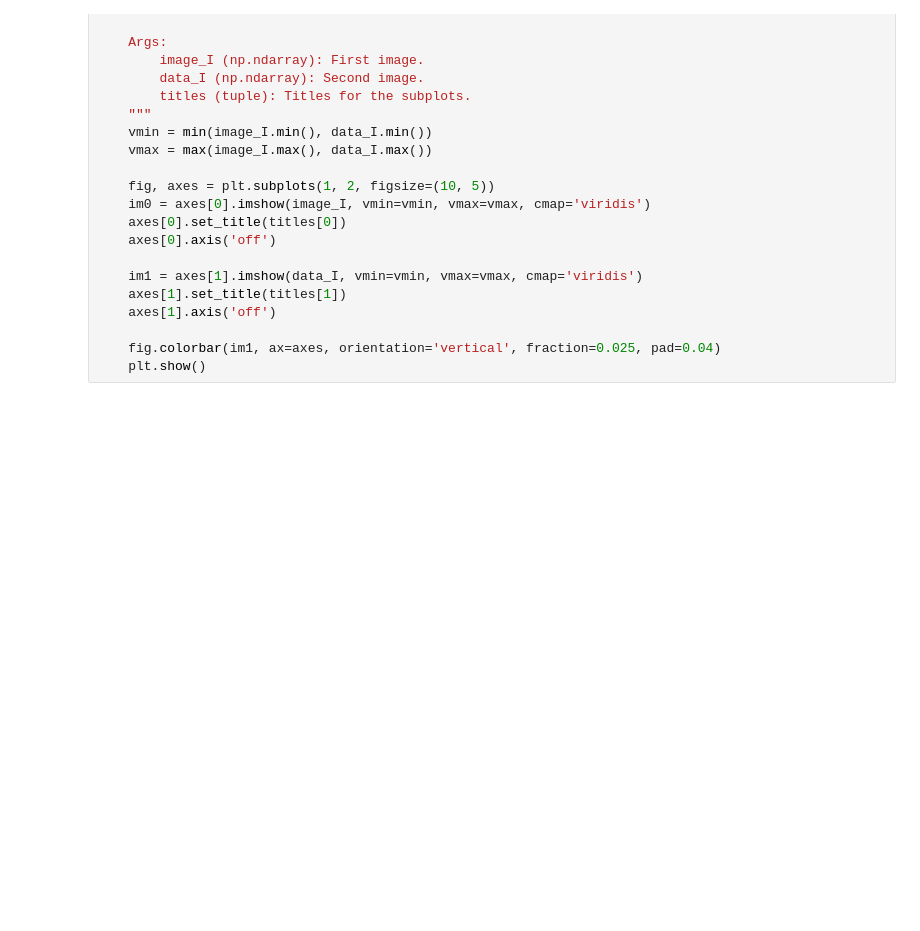
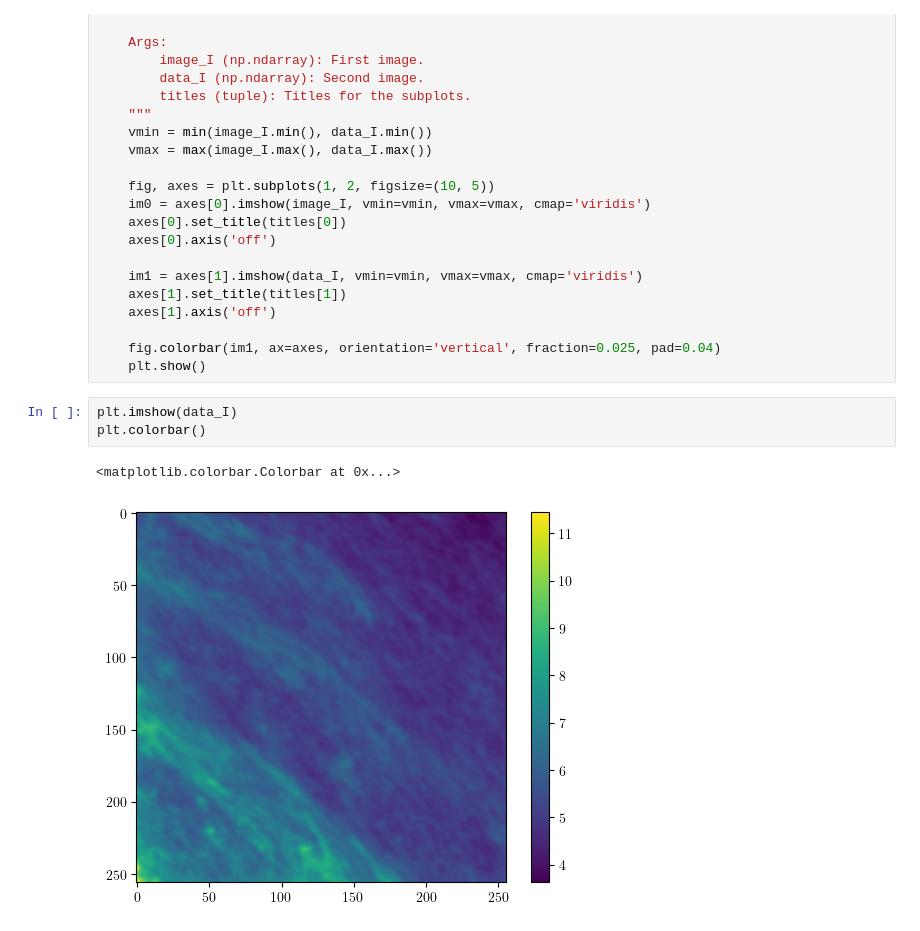
Before and after one commit to atsouros/ScatteringDenoising, a Jupyter notebook: planck_results_plot.ipynb, the cells around one changed output. Saved outputs shown, nothing was run; the diff lists cells and outputs as text; blank space fills up the shorter version.

```diff
--- a/planck_results_plot.ipynb
+++ b/planck_results_plot.ipynb
@@ -510,3 +525,9 @@ def plot_I(image_I, data_I, titles=(r"$s_I$", r"$d_I$")):
 
     fig.colorbar(im1, ax=axes, orientation='vertical', fraction=0.025, pad=0.04)
     plt.show()
+# %%
+plt.imshow(data_I)
+plt.colorbar()
+# %% [output]
+<matplotlib.colorbar.Colorbar at 0x...>
+[figure, added]
```
Also changed, not shown: parts of 12 cells of this notebook, 19 other files.
